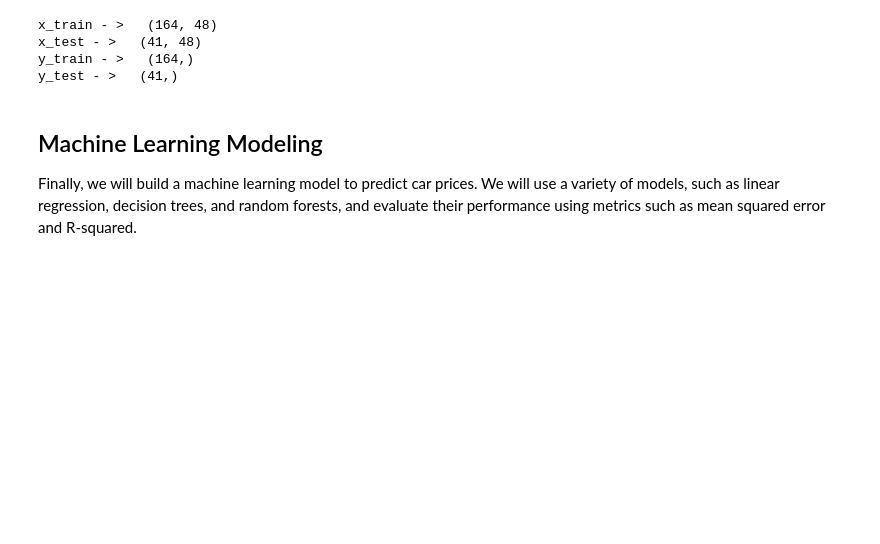
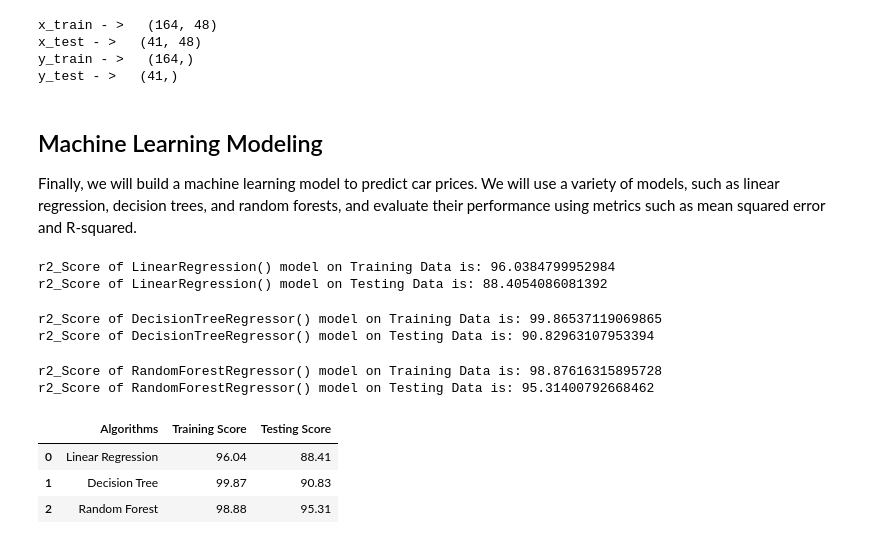
Before and after one commit to karthikeyanVK/CarPricePrediction, a Jupyter notebook: CarPricePrediction.ipynb, the cells around one changed output. Drawn from its saved outputs; the diff is of its cells as text; code cells hidden in the pictures; blank space fills up the shorter version.

Commit message:
added prediction code

```diff
--- a/CarPricePrediction.ipynb
+++ b/CarPricePrediction.ipynb
@@ -291,3 +291,6 @@ y_test - >   (41,)
 ## Machine Learning Modeling
 
 Finally, we will build a machine learning model to predict car prices. We will use a variety of models, such as linear regression, decision trees, and random forests, and evaluate their performance using metrics such as mean squared error and R-squared.
+# %%
+training_score = []
+testing_score = []
@@ -293,0 +309,31 @@ Finally, we will build a machine learning model to predict car prices. We will u
+# %%
+from sklearn.linear_model import LinearRegression
+from sklearn.metrics import r2_score
+model_prediction(LinearRegression())
+# %% [output]
+r2_Score of LinearRegression() model on Training Data is: 96.0384799952984
+r2_Score of LinearRegression() model on Testing Data is: 88.4054086081392
+# %%
+from sklearn.tree import DecisionTreeRegressor
+from sklearn.ensemble import RandomForestRegressor, GradientBoostingRegressor, AdaBoostRegressor
+model_prediction(DecisionTreeRegressor())
+# %% [output]
+r2_Score of DecisionTreeRegressor() model on Training Data is: 99.86537119069865
+r2_Score of DecisionTreeRegressor() model on Testing Data is: 90.82963107953394
+# %%
+model_prediction(RandomForestRegressor())
+# %% [output]
+r2_Score of RandomForestRegressor() model on Training Data is: 98.87616315895728
+r2_Score of RandomForestRegressor() model on Testing Data is: 95.31400792668462
+# %%
+models = ["Linear Regression","Decision Tree","Random Forest"]
+# %%
+df = pd.DataFrame({"Algorithms":models,
+                   "Training Score":training_score,
+                   "Testing Score":testing_score})
+df
+# %% [output]
+|  | Algorithms | Training Score | Testing Score |
+| 0 | Linear Regression | 96.04 | 88.41 |
+| 1 | Decision Tree | 99.87 | 90.83 |
+| 2 | Random Forest | 98.88 | 95.31 |
```
Also changed, not shown: parts of 7 cells of this notebook.
